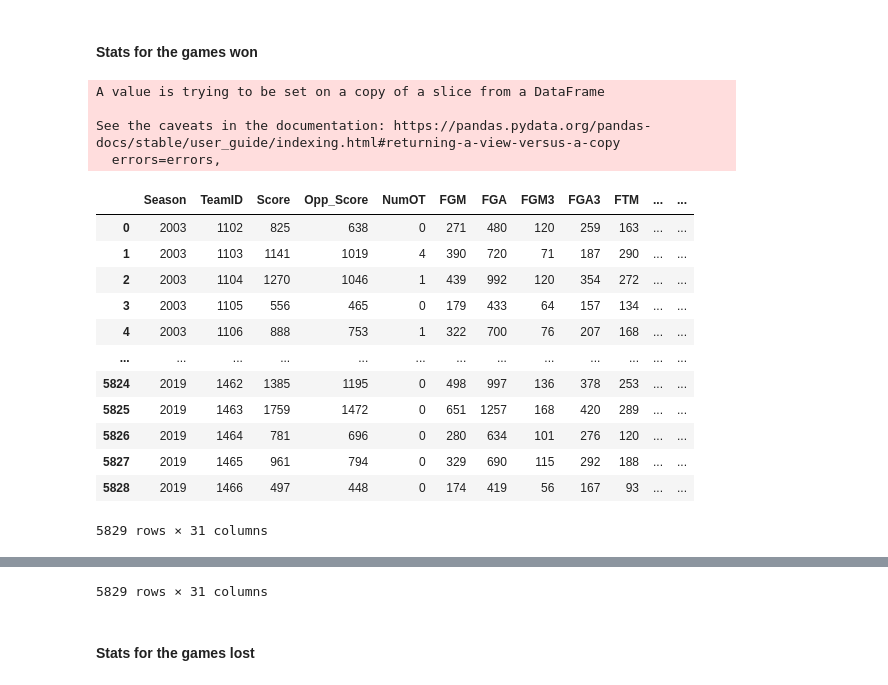
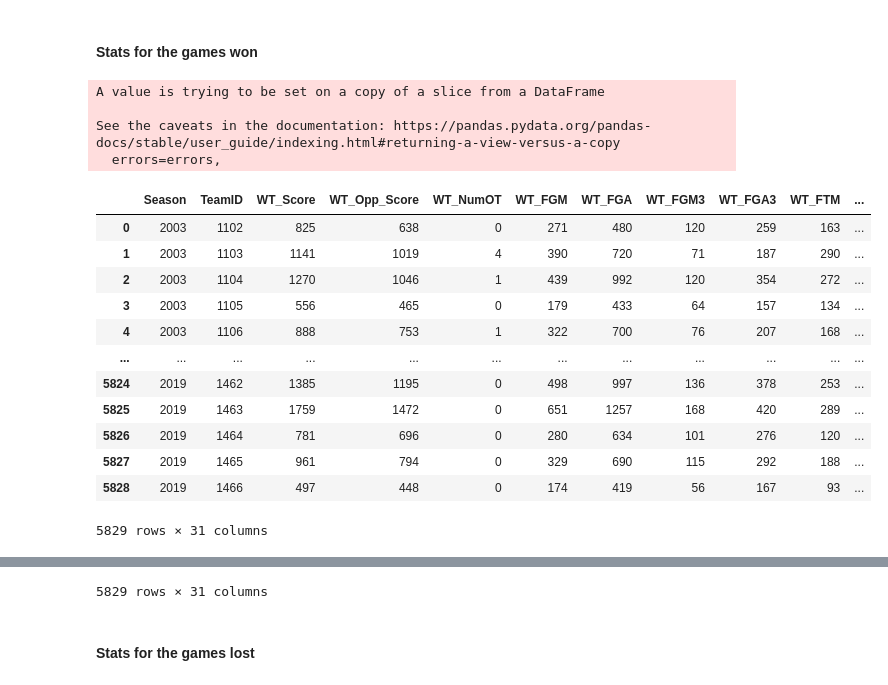
Before and after one commit to YT-Hwang/Kaggle_Competion, a Jupyter notebook: Google Cloud & NCAA® ML Competition 2020-NCAAM/2019 Season Simulation/2019 Simulation.ipynb, the cells around one changed output, grey strips where cells are left out. Cells and saved outputs as stored; diff of their text form; code cells hidden in the pictures.

```diff
--- a/Google Cloud & NCAA® ML Competition 2020-NCAAM/2019 Season Simulation/2019 Simulation.ipynb
+++ b/Google Cloud & NCAA® ML Competition 2020-NCAAM/2019 Season Simulation/2019 Simulation.ipynb
@@ -319,37 +299,43 @@ Index(['Season', 'DayNum', 'TeamID', 'Score', 'Opp_TeamID', 'Opp_Score', 'Loc',
 # %%
 # Get the Total Results per team per seaon from the regular season data
 winning_stats = regular_detailed_result_M[regular_detailed_result_M['Result'] == 1]
 winning_stats.drop(['Loc', 'CRType'], axis = 1, inplace=True)
 
 # Sum
-winning_stats_total = winning_stats.groupby(['Season', 'TeamID'], as_index = False).sum()
+winning_stats_total = winning_stats.groupby(['Season', 'TeamID']).sum()
 winning_stats_total = winning_stats_total.drop(['DayNum', 'Opp_TeamID', 'Result'], axis = 1)
 
-winning_stats_total
 
 # Avg per game
 winning_stats_avg = winning_stats.groupby(['Season', 'TeamID']).sum()
 winning_stats_avg = winning_stats_avg.iloc[:,:].div(winning_stats_avg.Result, axis=0)
 winning_stats_avg = winning_stats_avg.drop(['DayNum', 'Opp_TeamID', 'Result'], axis = 1)
 
+
+# Add Prefix
+winning_stats_total = winning_stats_total.add_prefix('WT_')
+winning_stats_avg = winning_stats_avg.add_prefix('WA_')
+
+winning_stats_total.reset_index(inplace=True)
 winning_stats_avg.reset_index(inplace=True)
 
+winning_stats_total
 winning_stats_avg
 # %% [output]
 A value is trying to be set on a copy of a slice from a DataFrame
 
 See the caveats in the documentation: https://pandas.pydata.org/pandas-docs/stable/user_guide/indexing.html#returning-a-view-versus-a-copy
   errors=errors,
-|  | Season | TeamID | Score | Opp_Score | NumOT | FGM | FGA | FGM3 | FGA3 | FTM | ... | ... |
-| 0 | 2003 | 1102 | 825 | 638 | 0 | 271 | 480 | 120 | 259 | 163 | ... | ... |
-| 1 | 2003 | 1103 | 1141 | 1019 | 4 | 390 | 720 | 71 | 187 | 290 | ... | ... |
-| 2 | 2003 | 1104 | 1270 | 1046 | 1 | 439 | 992 | 120 | 354 | 272 | ... | ... |
-| 3 | 2003 | 1105 | 556 | 465 | 0 | 179 | 433 | 64 | 157 | 134 | ... | ... |
-| 4 | 2003 | 1106 | 888 | 753 | 1 | 322 | 700 | 76 | 207 | 168 | ... | ... |
-| ... | ... | ... | ... | ... | ... | ... | ... | ... | ... | ... | ... | ... |
-| 5824 | 2019 | 1462 | 1385 | 1195 | 0 | 498 | 997 | 136 | 378 | 253 | ... | ... |
-| 5825 | 2019 | 1463 | 1759 | 1472 | 0 | 651 | 1257 | 168 | 420 | 289 | ... | ... |
-| 5826 | 2019 | 1464 | 781 | 696 | 0 | 280 | 634 | 101 | 276 | 120 | ... | ... |
-| 5827 | 2019 | 1465 | 961 | 794 | 0 | 329 | 690 | 115 | 292 | 188 | ... | ... |
-| 5828 | 2019 | 1466 | 497 | 448 | 0 | 174 | 419 | 56 | 167 | 93 | ... | ... |
+|  | Season | TeamID | WT_Score | WT_Opp_Score | WT_NumOT | WT_FGM | WT_FGA | WT_FGM3 | WT_FGA3 | WT_FTM | ... |
+| 0 | 2003 | 1102 | 825 | 638 | 0 | 271 | 480 | 120 | 259 | 163 | ... |
+| 1 | 2003 | 1103 | 1141 | 1019 | 4 | 390 | 720 | 71 | 187 | 290 | ... |
+| 2 | 2003 | 1104 | 1270 | 1046 | 1 | 439 | 992 | 120 | 354 | 272 | ... |
+| 3 | 2003 | 1105 | 556 | 465 | 0 | 179 | 433 | 64 | 157 | 134 | ... |
+| 4 | 2003 | 1106 | 888 | 753 | 1 | 322 | 700 | 76 | 207 | 168 | ... |
+| ... | ... | ... | ... | ... | ... | ... | ... | ... | ... | ... | ... |
+| 5824 | 2019 | 1462 | 1385 | 1195 | 0 | 498 | 997 | 136 | 378 | 253 | ... |
+| 5825 | 2019 | 1463 | 1759 | 1472 | 0 | 651 | 1257 | 168 | 420 | 289 | ... |
+| 5826 | 2019 | 1464 | 781 | 696 | 0 | 280 | 634 | 101 | 276 | 120 | ... |
+| 5827 | 2019 | 1465 | 961 | 794 | 0 | 329 | 690 | 115 | 292 | 188 | ... |
+| 5828 | 2019 | 1466 | 497 | 448 | 0 | 174 | 419 | 56 | 167 | 93 | ... |
 5829 rows × 31 columns
```
Also changed, not shown: parts of 21 cells of this notebook, 1 other file.
